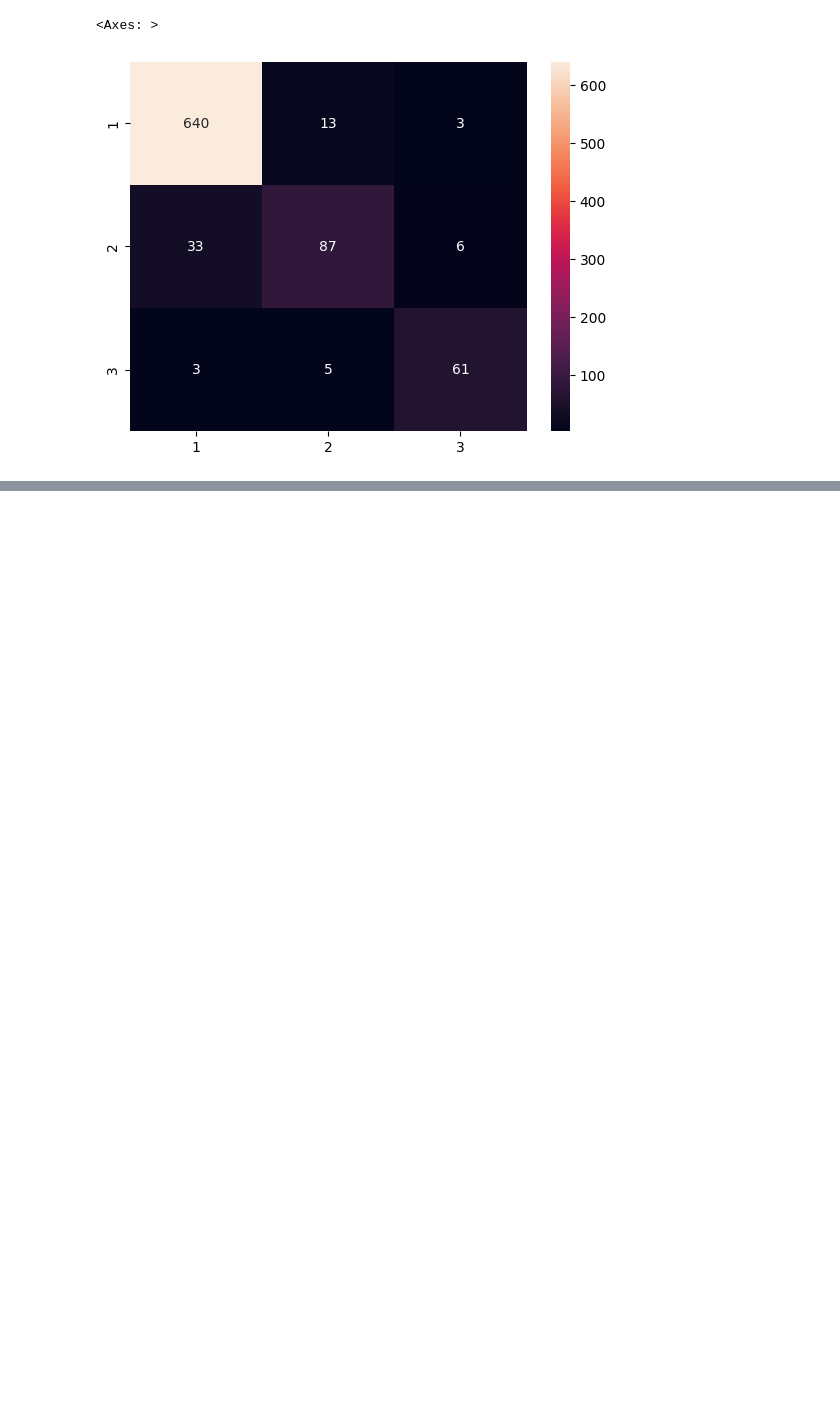
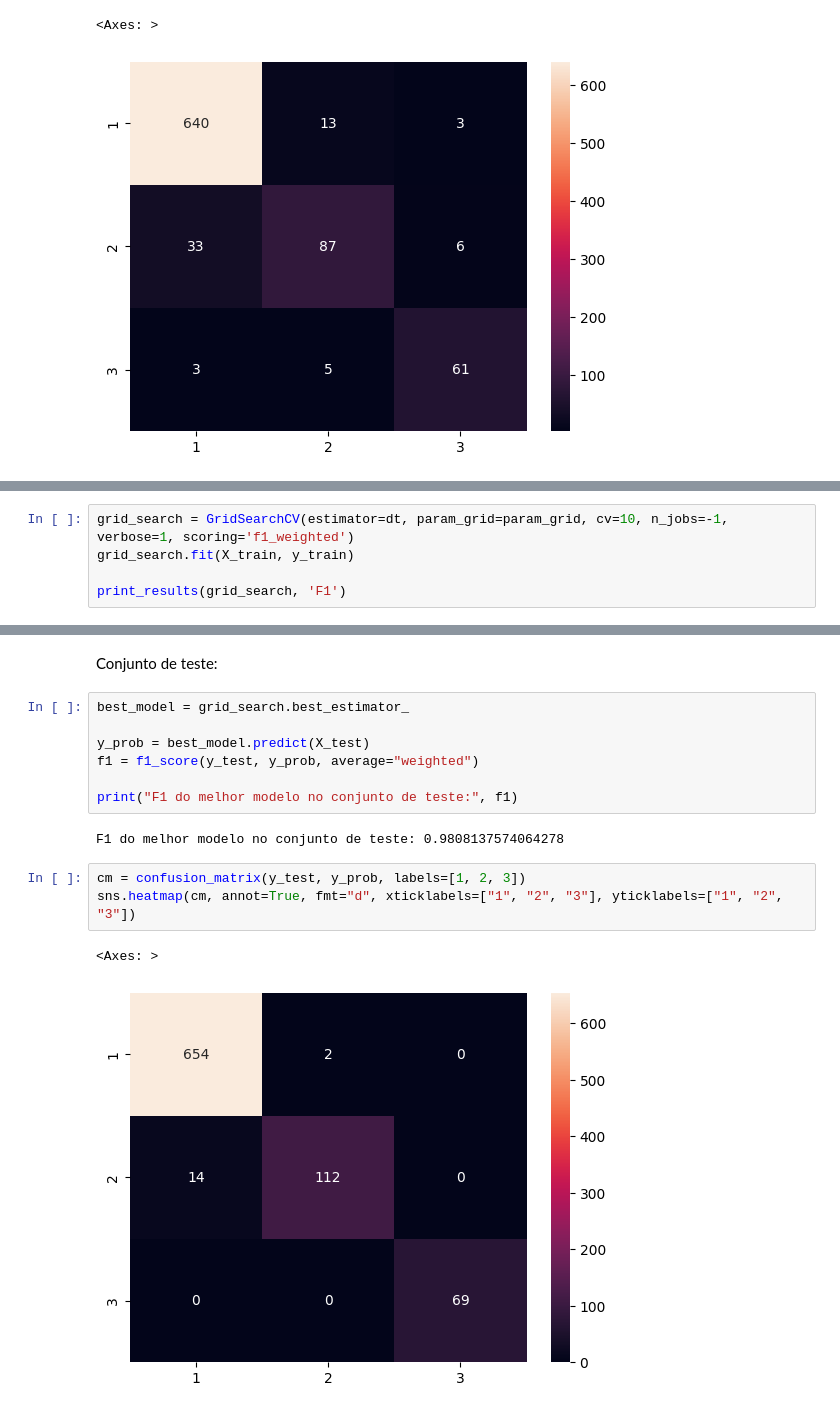
Before and after one commit to Talita1996/aprendizagem-de-maquina-i, a Jupyter notebook: cardiotacografia.ipynb, the cells around one changed output, grey strips where cells are left out. Saved outputs shown, nothing was run; the diff lists cells and outputs as text; blank space fills up the shorter version.

```diff
--- a/cardiotacografia.ipynb
+++ b/cardiotacografia.ipynb
@@ -242,0 +309,5 @@ sns.heatmap(cm, annot=True, fmt="d", xticklabels=["1", "2", "3"], yticklabels=["
+# %%
+grid_search = GridSearchCV(estimator=dt, param_grid=param_grid, cv=10, n_jobs=-1, verbose=1, scoring='f1_weighted')
+grid_search.fit(X_train, y_train)
+
+print_results(grid_search, 'F1')
@@ -242,0 +323,17 @@ sns.heatmap(cm, annot=True, fmt="d", xticklabels=["1", "2", "3"], yticklabels=["
+# %% [markdown]
+Conjunto de teste:
+# %%
+best_model = grid_search.best_estimator_
+
+y_prob = best_model.predict(X_test)
+f1 = f1_score(y_test, y_prob, average="weighted")
+
+print("F1 do melhor modelo no conjunto de teste:", f1)
+# %% [output]
+F1 do melhor modelo no conjunto de teste: 0.9808137574064278
+# %%
+cm = confusion_matrix(y_test, y_prob, labels=[1, 2, 3])
+sns.heatmap(cm, annot=True, fmt="d", xticklabels=["1", "2", "3"], yticklabels=["1", "2", "3"])
+# %% [output]
+<Axes: >
+[figure, added]
```
Also changed, not shown: parts of 15 cells of this notebook.
